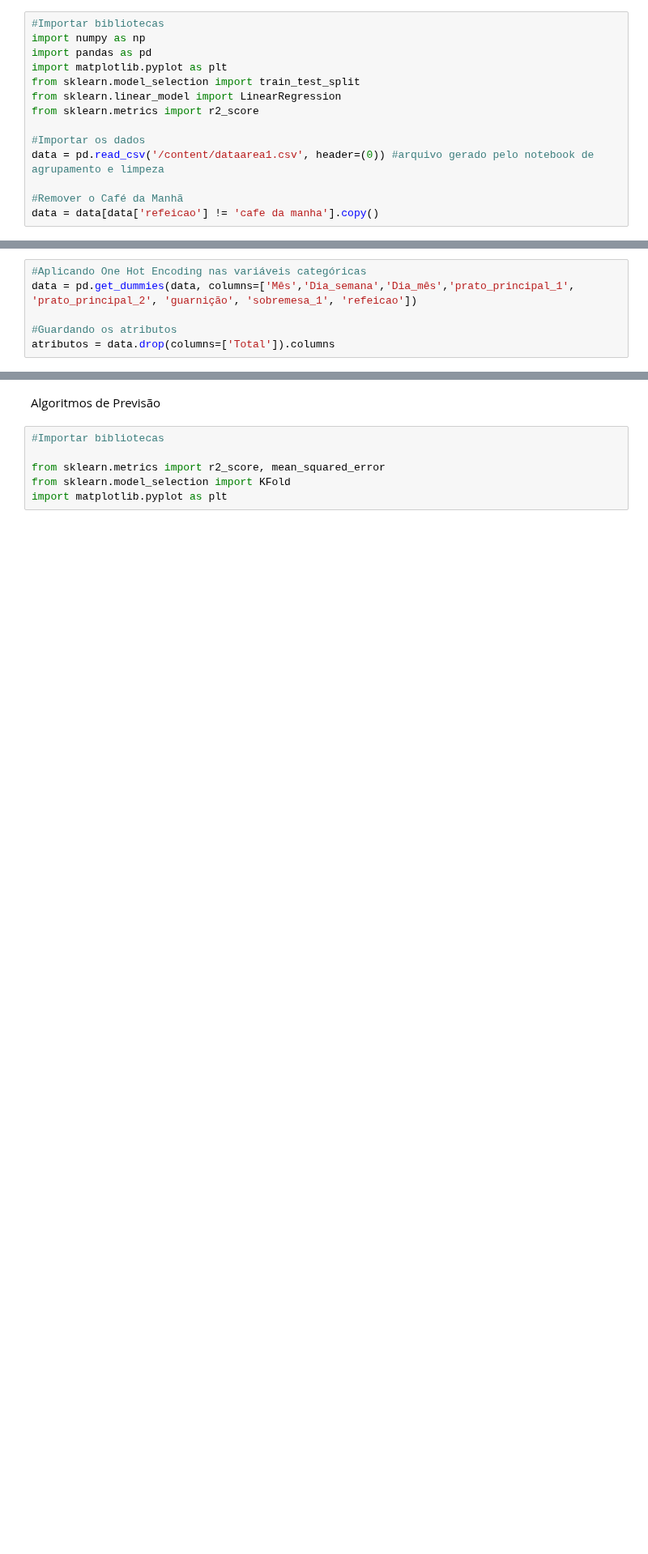
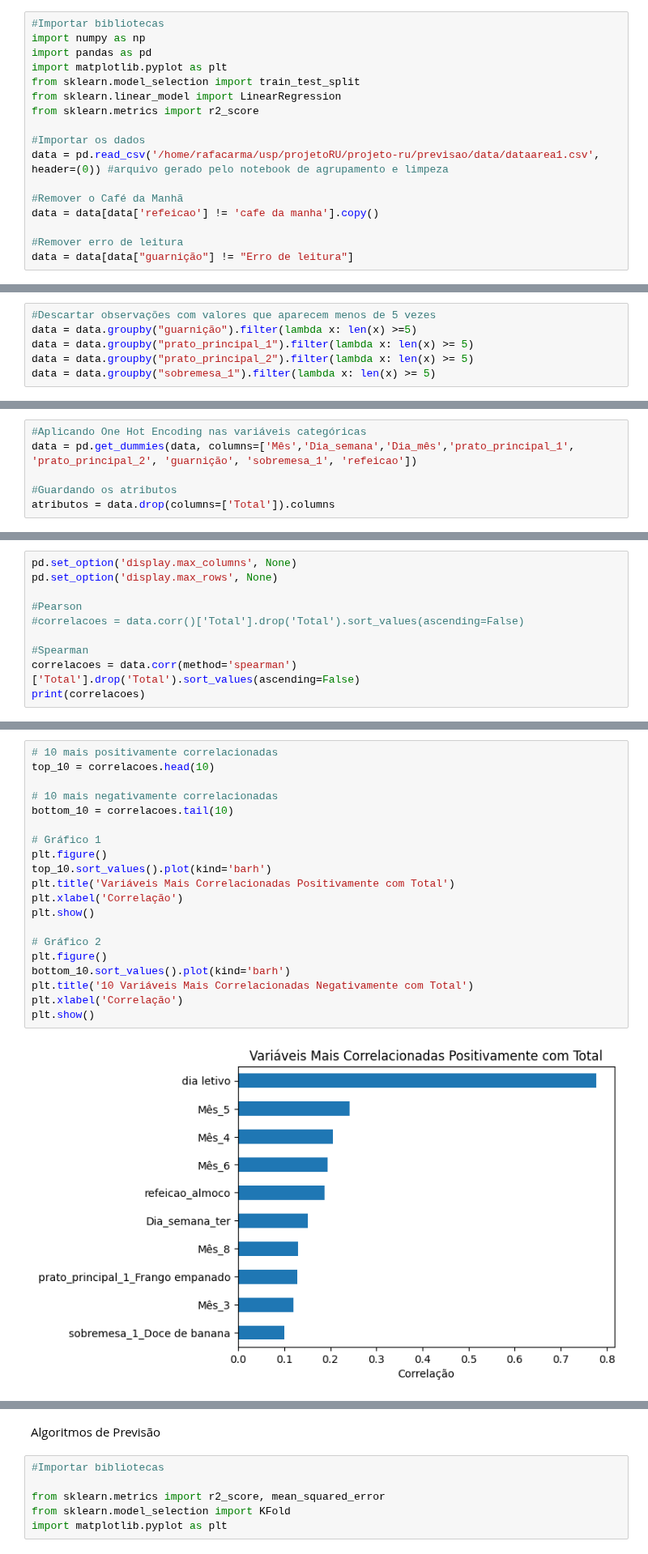
Before and after one commit to rafaelcarmanhani/projeto-ru, a Jupyter notebook: previsao/notebooks/Previsão_area1.ipynb, the cells around one changed output, grey strips where cells are left out. Shown at 81% size. Drawn from its saved outputs; the diff is of its cells as text; blank space fills up the shorter version.

```diff
--- a/previsao/notebooks/Previsão_area1.ipynb
+++ b/previsao/notebooks/Previsão_area1.ipynb
@@ -10,10 +10,13 @@ from sklearn.linear_model import LinearRegression
 from sklearn.metrics import r2_score
 
 #Importar os dados
-data = pd.read_csv('/content/dataarea1.csv', header=(0)) #arquivo gerado pelo notebook de agrupamento e limpeza
+data = pd.read_csv('/home/rafacarma/usp/projetoRU/projeto-ru/previsao/data/dataarea1.csv', header=(0)) #arquivo gerado pelo notebook de agrupamento e limpeza
 
 #Remover o Café da Manhã
 data = data[data['refeicao'] != 'cafe da manha'].copy()
+
+#Remover erro de leitura
+data = data[data["guarnição"] != "Erro de leitura"]
 # %%
 #ADICIONA COLUNAS PARA VÉSPERA E PÓS DIAS LETIVOS
 
@@ -40,3 +43,9 @@ data = pd.merge(
     on=['Ano', 'Mês', 'Dia_mês'],
     how='left'
 )
+# %%
+#Descartar observações com valores que aparecem menos de 5 vezes
+data = data.groupby("guarnição").filter(lambda x: len(x) >=5)
+data = data.groupby("prato_principal_1").filter(lambda x: len(x) >= 5)
+data = data.groupby("prato_principal_2").filter(lambda x: len(x) >= 5)
+data = data.groupby("sobremesa_1").filter(lambda x: len(x) >= 5)
@@ -61,0 +78,10 @@ def r2_ajustado(r2, n, p):
+# %%
+pd.set_option('display.max_columns', None)
+pd.set_option('display.max_rows', None)
+
+#Pearson
+#correlacoes = data.corr()['Total'].drop('Total').sort_values(ascending=False)
+
+#Spearman
+correlacoes = data.corr(method='spearman')['Total'].drop('Total').sort_values(ascending=False)
+print(correlacoes)
@@ -61,0 +106,22 @@ def r2_ajustado(r2, n, p):
+# %%
+# 10 mais positivamente correlacionadas
+top_10 = correlacoes.head(10)
+
+# 10 mais negativamente correlacionadas
+bottom_10 = correlacoes.tail(10)
+
+# Gráfico 1
+plt.figure()
+top_10.sort_values().plot(kind='barh')
+plt.title('Variáveis Mais Correlacionadas Positivamente com Total')
+plt.xlabel('Correlação')
+plt.show()
+
+# Gráfico 2
+plt.figure()
+bottom_10.sort_values().plot(kind='barh')
+plt.title('10 Variáveis Mais Correlacionadas Negativamente com Total')
+plt.xlabel('Correlação')
+plt.show()
+# %% [output]
+[figure, added]
```
Also changed, not shown: parts of 27 cells of this notebook, 18 other files.
